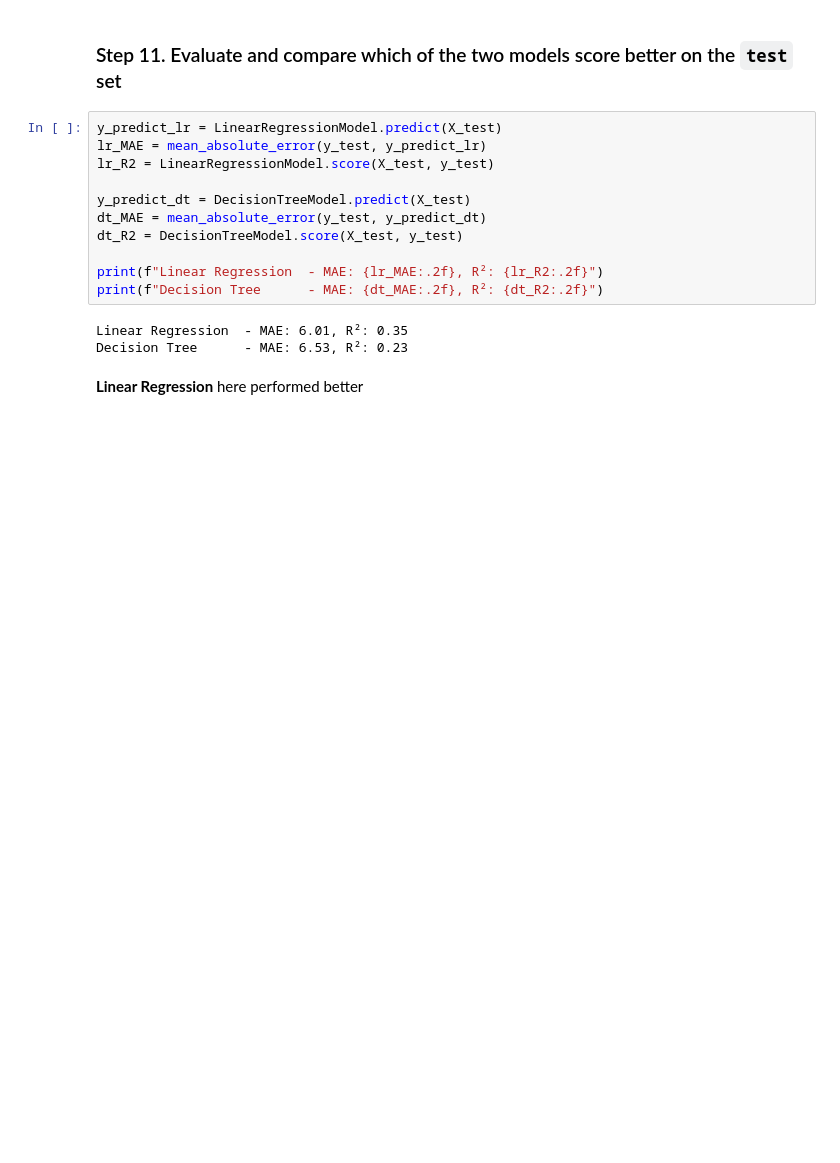
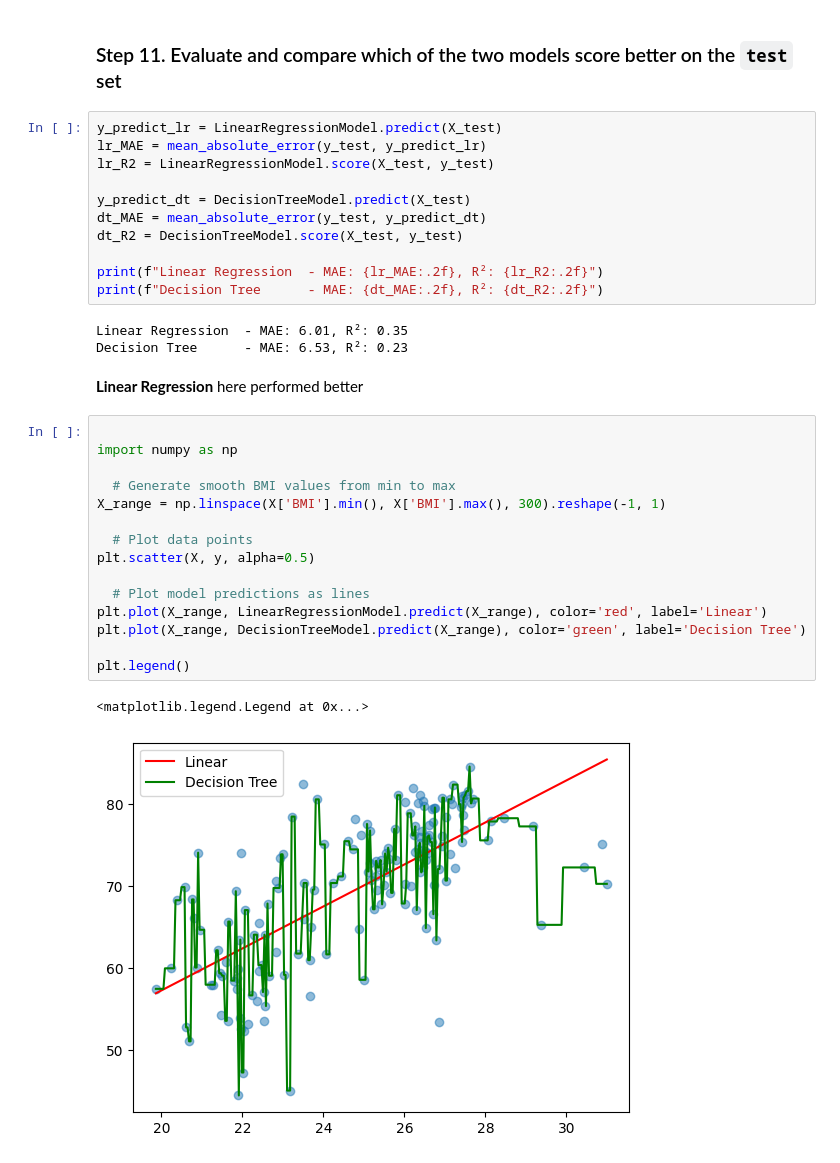
Before and after one commit to TurkiOmran/AAI, a Jupyter notebook: student/W3/exercises/M1/ex4_non_linear.ipynb, the cells around one changed output. Cells and saved outputs as stored; diff of their text form; blank space fills up the shorter version.

Commit message:
C3 M1: ex4_non_linear: plot and insight

```diff
--- a/student/W3/exercises/M1/ex4_non_linear.ipynb
+++ b/student/W3/exercises/M1/ex4_non_linear.ipynb
@@ -150,3 +150,21 @@ Linear Regression  - MAE: 6.01, R²: 0.35
 Decision Tree      - MAE: 6.53, R²: 0.23
 # %% [markdown]
 **Linear Regression** here performed better
+# %%
+
+import numpy as np
+
+  # Generate smooth BMI values from min to max
+X_range = np.linspace(X['BMI'].min(), X['BMI'].max(), 300).reshape(-1, 1)
+
+  # Plot data points
+plt.scatter(X, y, alpha=0.5)
+
+  # Plot model predictions as lines
+plt.plot(X_range, LinearRegressionModel.predict(X_range), color='red', label='Linear')
+plt.plot(X_range, DecisionTreeModel.predict(X_range), color='green', label='Decision Tree')
+
+plt.legend()
+# %% [output]
+<matplotlib.legend.Legend at 0x...>
+[figure, added]
```
Also changed, not shown: parts of 1 cell of this notebook.
